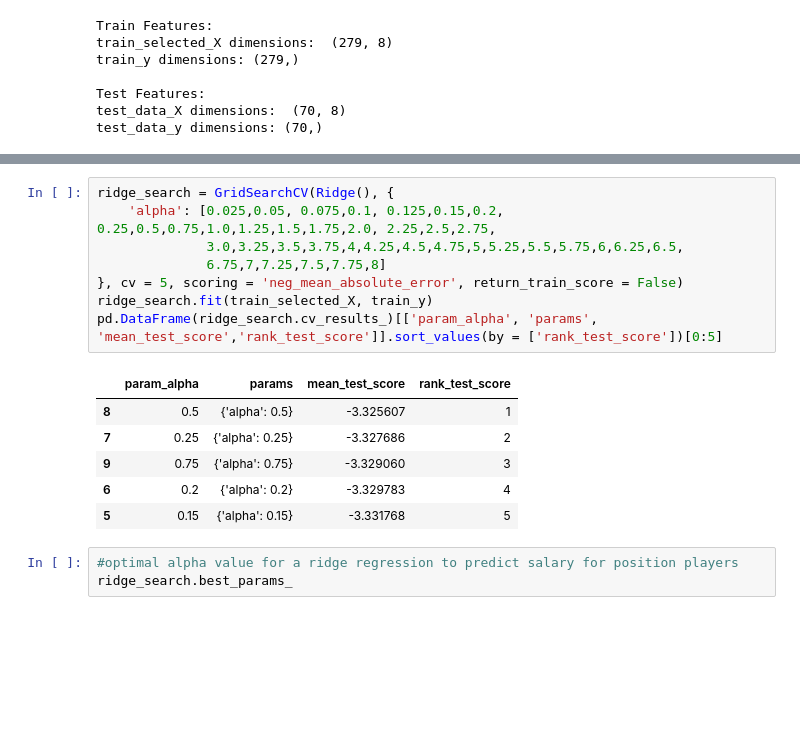
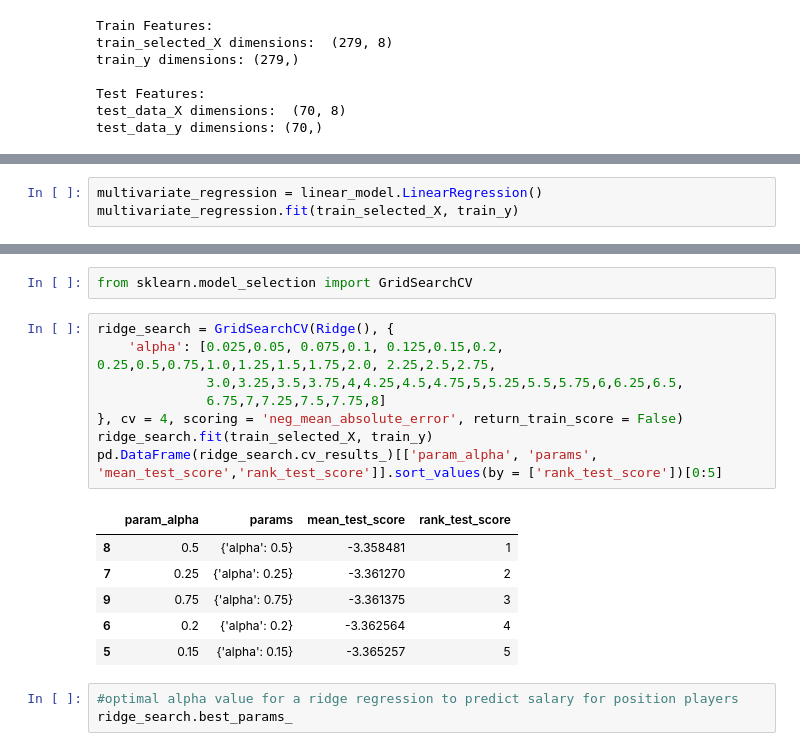
Before and after one commit to mnocerino23/MLB-Salary-Regressions, a Jupyter notebook: Positionplayer_Tuning.ipynb, the cells around one changed output, grey strips where cells are left out. Saved outputs shown, nothing was run; the diff lists cells and outputs as text; blank space fills up the shorter version.

```diff
--- a/Positionplayer_Tuning.ipynb
+++ b/Positionplayer_Tuning.ipynb
@@ -173,0 +175,3 @@ test_data_y dimensions: (70,)
+# %%
+multivariate_regression = linear_model.LinearRegression()
+multivariate_regression.fit(train_selected_X, train_y)
@@ -174,18 +202,20 @@ test_data_y dimensions: (70,)
+# %%
+from sklearn.model_selection import GridSearchCV
 # %%
 ridge_search = GridSearchCV(Ridge(), {
     'alpha': [0.025,0.05, 0.075,0.1, 0.125,0.15,0.2, 0.25,0.5,0.75,1.0,1.25,1.5,1.75,2.0, 2.25,2.5,2.75,
               3.0,3.25,3.5,3.75,4,4.25,4.5,4.75,5,5.25,5.5,5.75,6,6.25,6.5,
               6.75,7,7.25,7.5,7.75,8]
-}, cv = 5, scoring = 'neg_mean_absolute_error', return_train_score = False)
+}, cv = 4, scoring = 'neg_mean_absolute_error', return_train_score = False)
 ridge_search.fit(train_selected_X, train_y)
 pd.DataFrame(ridge_search.cv_results_)[['param_alpha', 'params', 'mean_test_score','rank_test_score']].sort_values(by = ['rank_test_score'])[0:5]
 # %% [output]
 |  | param_alpha | params | mean_test_score | rank_test_score |
-| 8 | 0.5 | {'alpha': 0.5} | -3.325607 | 1 |
-| 7 | 0.25 | {'alpha': 0.25} | -3.327686 | 2 |
-| 9 | 0.75 | {'alpha': 0.75} | -3.329060 | 3 |
-| 6 | 0.2 | {'alpha': 0.2} | -3.329783 | 4 |
-| 5 | 0.15 | {'alpha': 0.15} | -3.331768 | 5 |
+| 8 | 0.5 | {'alpha': 0.5} | -3.358481 | 1 |
+| 7 | 0.25 | {'alpha': 0.25} | -3.361270 | 2 |
+| 9 | 0.75 | {'alpha': 0.75} | -3.361375 | 3 |
+| 6 | 0.2 | {'alpha': 0.2} | -3.362564 | 4 |
+| 5 | 0.15 | {'alpha': 0.15} | -3.365257 | 5 |
 # %%
 #optimal alpha value for a ridge regression to predict salary for position players
 ridge_search.best_params_
```
Also changed, not shown: parts of 37 cells of this notebook.
